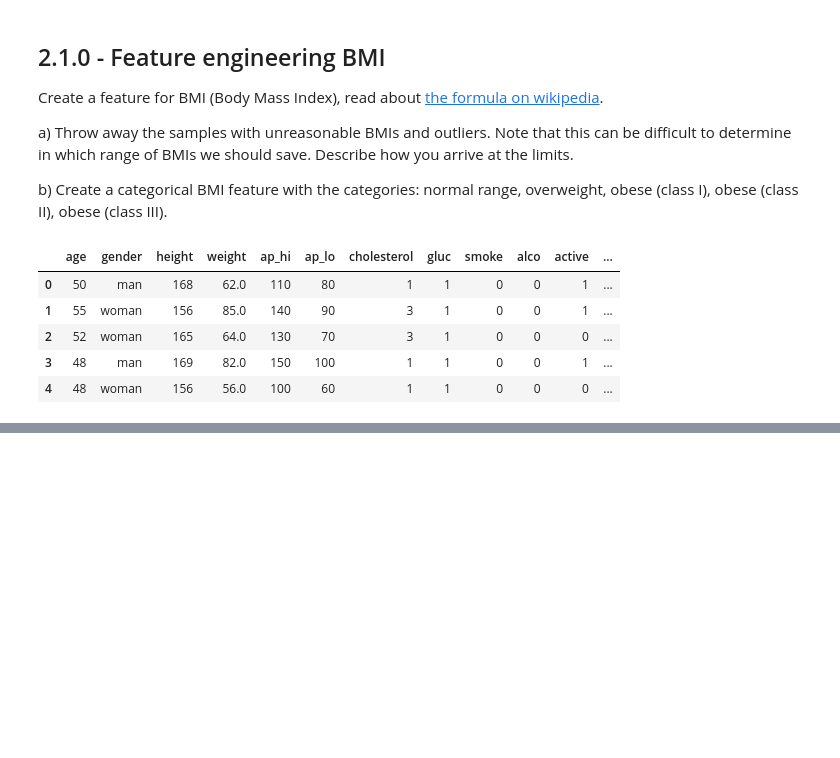
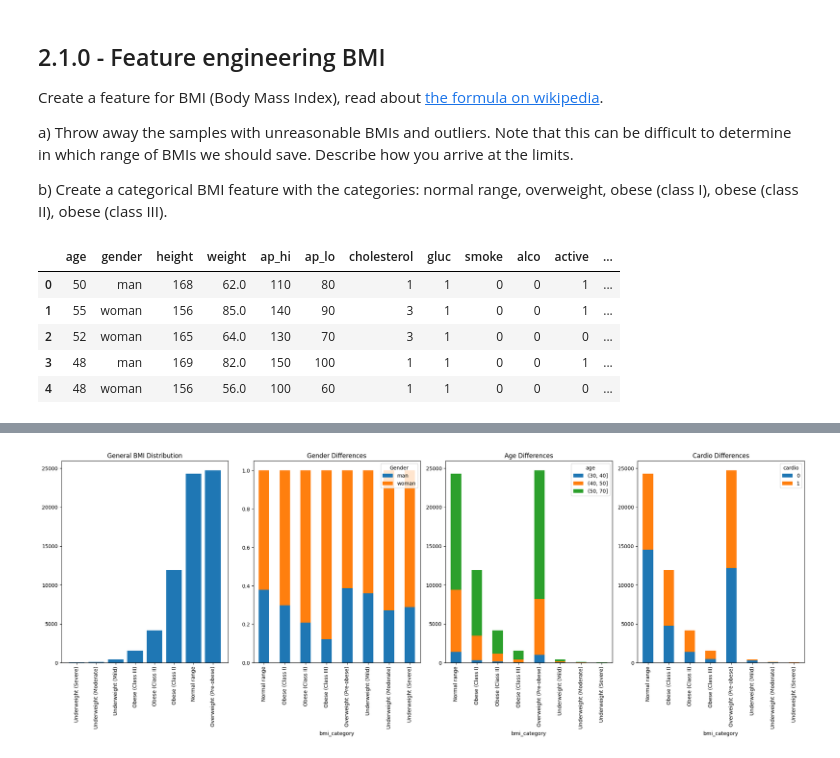
Before and after one commit to wlinds/ITHS-AI22-ML, a Jupyter notebook: Labb/disease-prediction.ipynb, the cells around one changed output, grey strips where cells are left out. Drawn from its saved outputs; the diff is of its cells as text; code cells hidden in the pictures; blank space fills up the shorter version.

Commit message:
more plots and RandomForest model

```diff
--- a/Labb/disease-prediction.ipynb
+++ b/Labb/disease-prediction.ipynb
@@ -497,0 +469,9 @@ Skapa ett nytt skript: **production_model.py**, ladda in **test_samples.csv** oc
+# %%
+def get_bmi_category(bmi):
+    for i in range(len(df_bmi)):
+        if bmi >= df_bmi.loc[i, 'Lower_Bound'] and bmi <= df_bmi.loc[i, 'Upper_Bound']:
+            return df_bmi.loc[i, 'Category']
+    return np.nan
+
+# Round BMI values to 1 decimal and apply mapping for categories
+df['bmi_category'] = df['bmi'].round(1).apply(get_bmi_category)
@@ -497,0 +490,49 @@ Skapa ett nytt skript: **production_model.py**, ladda in **test_samples.csv** oc
+# %%
+# Remove ' thinness' from underweight categories
+df['bmi_category'] = df['bmi_category'].str.replace(r'\b thinness\b', '', regex=True)
+# %%
+# Count occurrences of each BMI category
+category_counts = df['bmi_category'].value_counts(ascending=True)
+
+# Count occurrences of each gender in each BMI category
+gender_counts = df.groupby(['bmi_category', 'gender'])['gender'].count().unstack()
+
+# Count occurrences of each age group (30-40-50-70) in each BMI category
+age_counts = df.groupby(['bmi_category', pd.cut(df['age'], [30, 40, 50, 70])])['age'].count().unstack()
+
+# Count occurrences of each cardio status in each BMI category
+cardio_counts = df.groupby(['bmi_category', 'cardio'])['cardio'].count().unstack()
+
+# Create a 2x2 grid of plots
+fig, axs = plt.subplots(nrows=1, ncols=4, figsize=(21, 8))
+
+# General BMI categories
+axs[0].bar(category_counts.index, category_counts.values)
+axs[0].set_title('General BMI Distribution')
+axs[0].tick_params(axis='x', rotation=90)
+
+# Gender category is imbalanced because there are twice as many women as there are men.
+# It can and *will* result in a misleading representation of unless we normalize the data by using percentages.
+
+gender_counts = df.groupby(['bmi_category', 'gender'])['gender'].count().unstack()
+gender_perc = gender_counts.div(gender_counts.sum(axis=1), axis=0)
+
+gender_perc.plot(kind='bar', stacked=True, ax=axs[1])
+axs[1].set_title('Gender Differences')
+axs[1].legend(title='Gender')
+axs[1].tick_params(axis='x')
+
+# Stacked bar chart of age differences
+age_counts.plot(kind='bar', stacked=True, ax=axs[2])
+axs[2].set_title('Age Differences')
+axs[2].tick_params(axis='x')
+
+# Stacked bar chart of cardio differences
+cardio_counts.plot(kind='bar', stacked=True, ax=axs[3])
+axs[3].set_title('Cardio Differences')
+axs[3].tick_params(axis='x')
+plt.tight_layout()
+
+plt.show()
+# %% [output]
+[figure, added]
```
Also changed, not shown: parts of 55 cells of this notebook.
